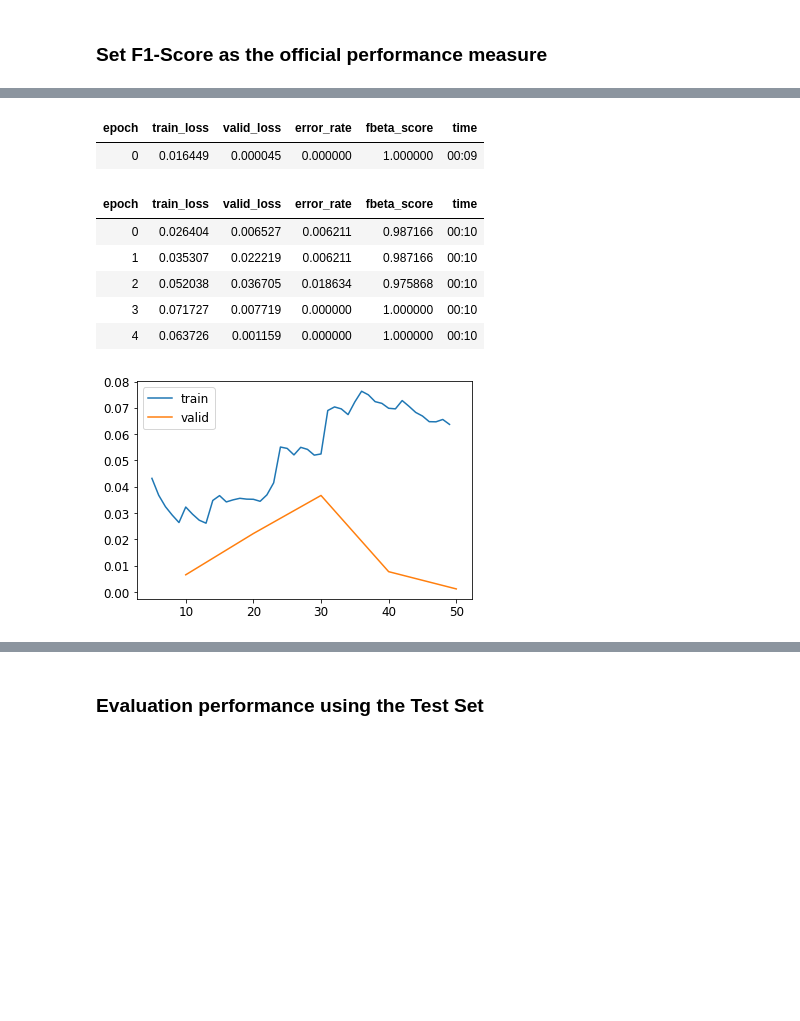
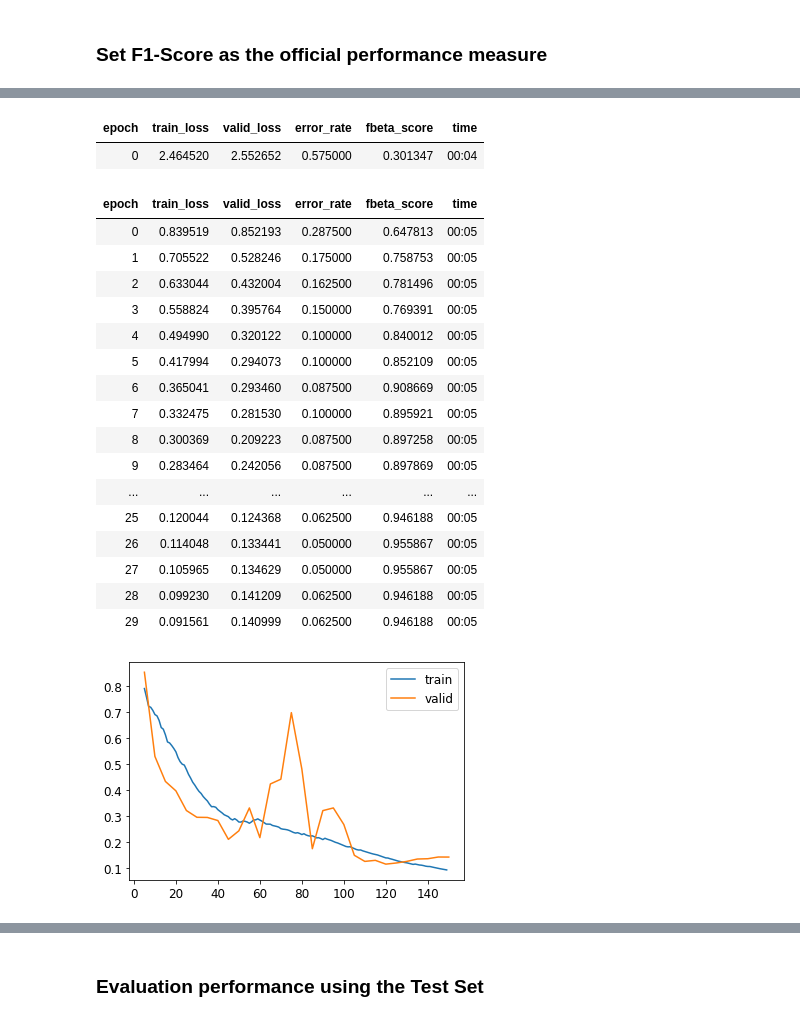
Before and after one commit to viniciusrpb/greenalgaclassification, a Jupyter notebook: selenastraceae_alexnet.ipynb, the cells around one changed output, grey strips where cells are left out. Saved outputs shown, nothing was run; the diff lists cells and outputs as text; code cells hidden in the pictures; blank space fills up the shorter version.

```diff
--- a/selenastraceae_alexnet.ipynb
+++ b/selenastraceae_alexnet.ipynb
@@ -92,22 +93,33 @@ lr_min,lr_steep = alexnet_learner.lr_find()
 # %%
 #alexnet_learner.fit_one_cycle(12,0.01)
 #alexnet_learner.unfreeze()
 #alexnet_learner.fit_one_cycle(12,lr_max=slice(1e-6,1e-4))
 
 #Trains the randomly added layers for one epoch, with all other layers frozen
 #Unfreezes all of the layers, and trains them all for the number of epochs requested
-alexnet_learner.fine_tune(5,1e-2)
+alexnet_learner.fine_tune(30,base_lr=1e-2)
 alexnet_learner.recorder.plot_loss()
 # %% [output]
 | epoch | train_loss | valid_loss | error_rate | fbeta_score | time |
-| 0 | 0.016449 | 0.000045 | 0.000000 | 1.000000 | 00:09 |
+| 0 | 2.464520 | 2.552652 | 0.575000 | 0.301347 | 00:04 |
 | epoch | train_loss | valid_loss | error_rate | fbeta_score | time |
-| 0 | 0.026404 | 0.006527 | 0.006211 | 0.987166 | 00:10 |
-| 1 | 0.035307 | 0.022219 | 0.006211 | 0.987166 | 00:10 |
-| 2 | 0.052038 | 0.036705 | 0.018634 | 0.975868 | 00:10 |
-| 3 | 0.071727 | 0.007719 | 0.000000 | 1.000000 | 00:10 |
-| 4 | 0.063726 | 0.001159 | 0.000000 | 1.000000 | 00:10 |
+| 0 | 0.839519 | 0.852193 | 0.287500 | 0.647813 | 00:05 |
+| 1 | 0.705522 | 0.528246 | 0.175000 | 0.758753 | 00:05 |
+| 2 | 0.633044 | 0.432004 | 0.162500 | 0.781496 | 00:05 |
+| 3 | 0.558824 | 0.395764 | 0.150000 | 0.769391 | 00:05 |
+| 4 | 0.494990 | 0.320122 | 0.100000 | 0.840012 | 00:05 |
+| 5 | 0.417994 | 0.294073 | 0.100000 | 0.852109 | 00:05 |
+| 6 | 0.365041 | 0.293460 | 0.087500 | 0.908669 | 00:05 |
+| 7 | 0.332475 | 0.281530 | 0.100000 | 0.895921 | 00:05 |
+| 8 | 0.300369 | 0.209223 | 0.087500 | 0.897258 | 00:05 |
+| 9 | 0.283464 | 0.242056 | 0.087500 | 0.897869 | 00:05 |
+| ... | ... | ... | ... | ... | ... |
+| 25 | 0.120044 | 0.124368 | 0.062500 | 0.946188 | 00:05 |
+| 26 | 0.114048 | 0.133441 | 0.050000 | 0.955867 | 00:05 |
+| 27 | 0.105965 | 0.134629 | 0.050000 | 0.955867 | 00:05 |
+| 28 | 0.099230 | 0.141209 | 0.062500 | 0.946188 | 00:05 |
+| 29 | 0.091561 | 0.140999 | 0.062500 | 0.946188 | 00:05 |
-[figure, old version]
+[figure, new version]
 # %%
 interp = ClassificationInterpretation.from_learner(alexnet_learner)
 interp.plot_confusion_matrix()
```
Also changed, not shown: parts of 8 cells of this notebook.
